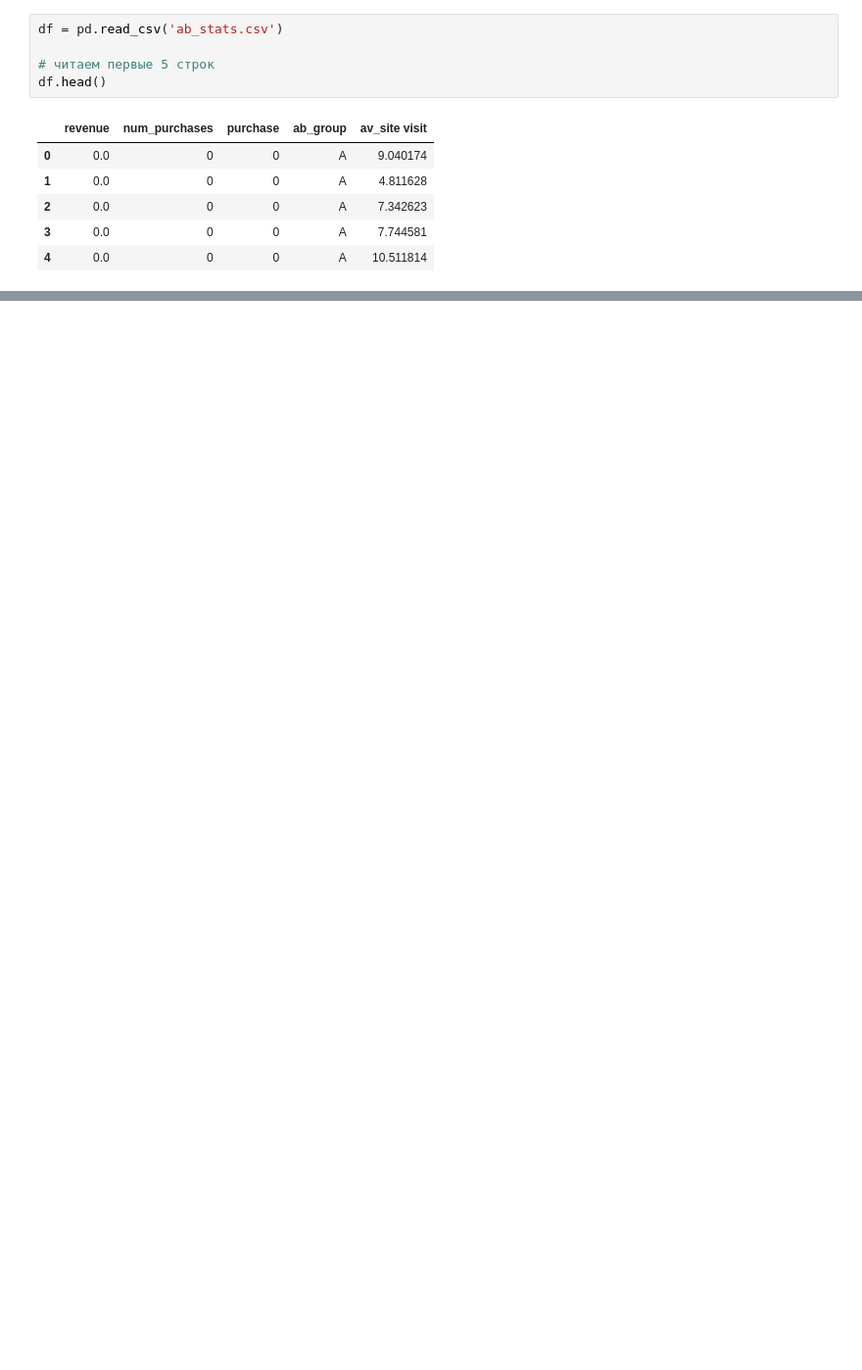
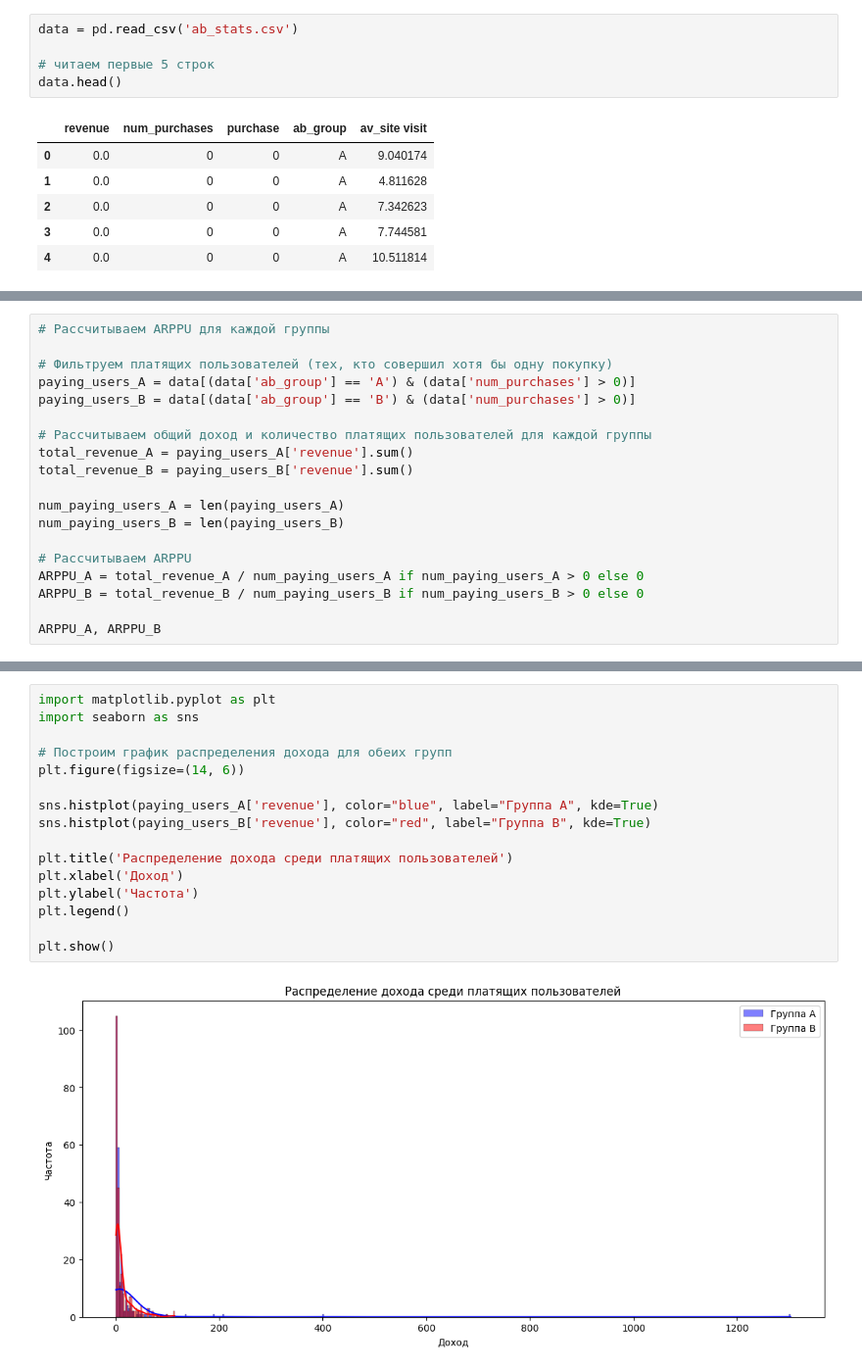
Before and after one commit to Iziraah/a-b_hw8, a Jupyter notebook: itog work/itog1.ipynb, the cells around one changed output, grey strips where cells are left out. Shown: that part at 98% size. Cells and saved outputs as stored; diff of their text form; blank space fills up the shorter version.

```diff
--- a/itog work/itog1.ipynb
+++ b/itog work/itog1.ipynb
@@ -3,10 +3,10 @@ import numpy as np
 import pandas as pd
 import matplotlib.pyplot as plt
 # %%
-df = pd.read_csv('ab_stats.csv')
+data = pd.read_csv('ab_stats.csv')
 
 # читаем первые 5 строк
-df.head()
+data.head()
 # %% [output]
 |  | revenue | num_purchases | purchase | ab_group | av_site visit |
 | 0 | 0.0 | 0 | 0 | A | 9.040174 |
@@ -99,0 +17,19 @@ print(revenue_b)
+# %%
+# Рассчитываем ARPPU для каждой группы
+
+# Фильтруем платящих пользователей (тех, кто совершил хотя бы одну покупку)
+paying_users_A = data[(data['ab_group'] == 'A') & (data['num_purchases'] > 0)]
+paying_users_B = data[(data['ab_group'] == 'B') & (data['num_purchases'] > 0)]
+
+# Рассчитываем общий доход и количество платящих пользователей для каждой группы
+total_revenue_A = paying_users_A['revenue'].sum()
+total_revenue_B = paying_users_B['revenue'].sum()
+
+num_paying_users_A = len(paying_users_A)
+num_paying_users_B = len(paying_users_B)
+
+# Рассчитываем ARPPU
+ARPPU_A = total_revenue_A / num_paying_users_A if num_paying_users_A > 0 else 0
+ARPPU_B = total_revenue_B / num_paying_users_B if num_paying_users_B > 0 else 0
+
+ARPPU_A, ARPPU_B
@@ -99,0 +40,18 @@ print(revenue_b)
+# %%
+import matplotlib.pyplot as plt
+import seaborn as sns
+
+# Построим график распределения дохода для обеих групп
+plt.figure(figsize=(14, 6))
+
+sns.histplot(paying_users_A['revenue'], color="blue", label="Группа A", kde=True)
+sns.histplot(paying_users_B['revenue'], color="red", label="Группа B", kde=True)
+
+plt.title('Распределение дохода среди платящих пользователей')
+plt.xlabel('Доход')
+plt.ylabel('Частота')
+plt.legend()
+
+plt.show()
+# %% [output]
+[figure, added]
```
Also changed, not shown: parts of 12 cells of this notebook.
